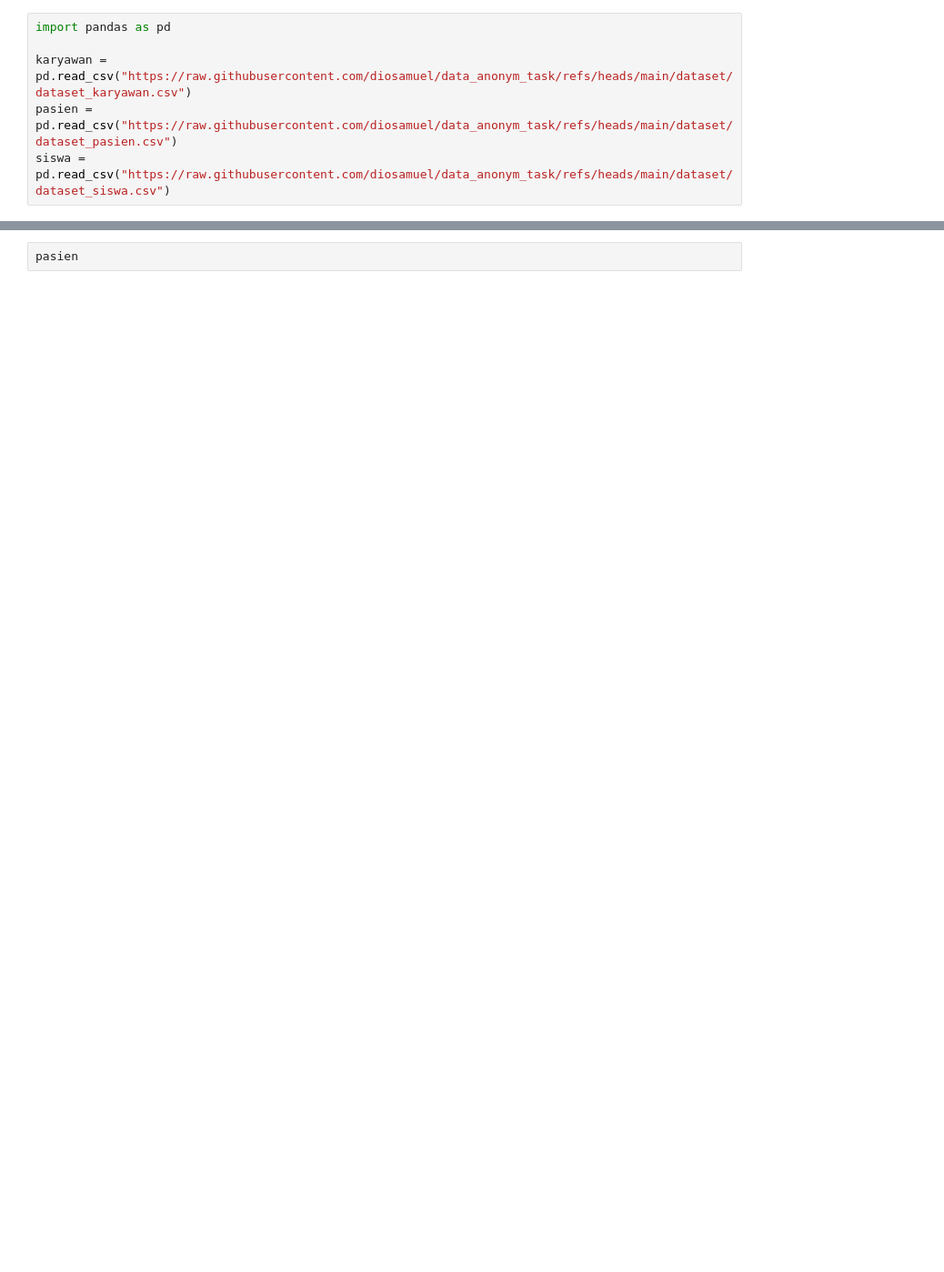
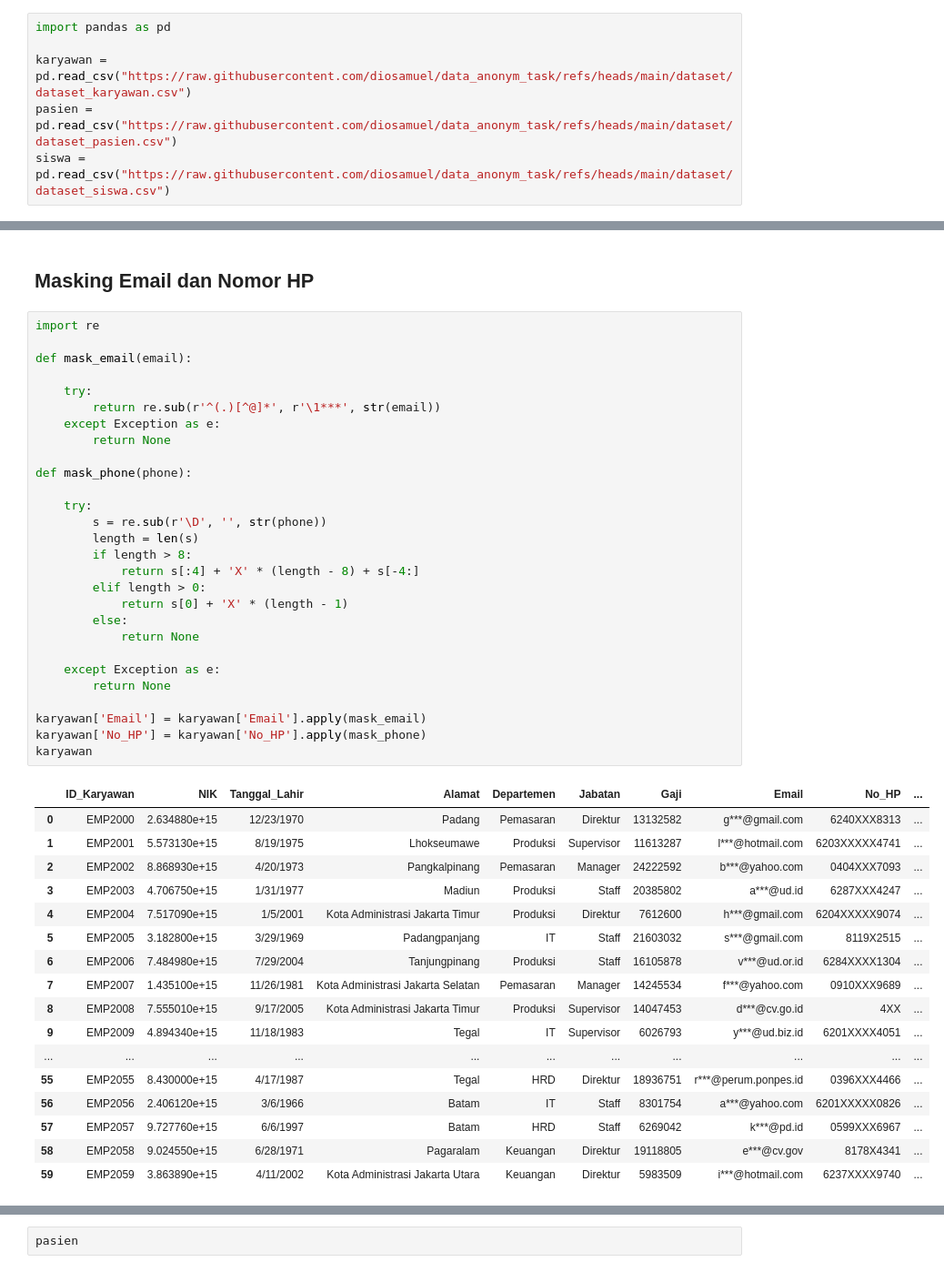
Before and after one commit to diosamuel/data_anonym_task, a Jupyter notebook: DataAnonymity.ipynb, the cells around one changed output, grey strips where cells are left out. Shown at 91% size. Drawn from its saved outputs; the diff is of its cells as text; blank space fills up the shorter version.

```diff
--- a/DataAnonymity.ipynb
+++ b/DataAnonymity.ipynb
@@ -28,0 +100,48 @@ karyawan
+# %% [markdown]
+## Masking Email dan Nomor HP
+# %%
+import re
+
+def mask_email(email):
+
+    try:
+        return re.sub(r'^(.)[^@]*', r'\1***', str(email))
+    except Exception as e:
+        return None
+
+def mask_phone(phone):
+
+    try:
+        s = re.sub(r'\D', '', str(phone))
+        length = len(s)
+        if length > 8:
+            return s[:4] + 'X' * (length - 8) + s[-4:]
+        elif length > 0:
+            return s[0] + 'X' * (length - 1)
+        else:
+            return None
+
+    except Exception as e:
+        return None
+
+karyawan['Email'] = karyawan['Email'].apply(mask_email)
+karyawan['No_HP'] = karyawan['No_HP'].apply(mask_phone)
+karyawan
+# %% [output]
+|  | ID_Karyawan | NIK | Tanggal_Lahir | Alamat | Departemen | Jabatan | Gaji | Email | No_HP | ... |
+| 0 | EMP2000 | 2.634880e+15 | 12/23/1970 | Padang | Pemasaran | Direktur | 13132582 | g***@gmail.com | 6240XXX8313 | ... |
+| 1 | EMP2001 | 5.573130e+15 | 8/19/1975 | Lhokseumawe | Produksi | Supervisor | 11613287 | l***@hotmail.com | 6203XXXXX4741 | ... |
+| 2 | EMP2002 | 8.868930e+15 | 4/20/1973 | Pangkalpinang | Pemasaran | Manager | 24222592 | b***@yahoo.com | 0404XXX7093 | ... |
+| 3 | EMP2003 | 4.706750e+15 | 1/31/1977 | Madiun | Produksi | Staff | 20385802 | a***@ud.id | 6287XXX4247 | ... |
+| 4 | EMP2004 | 7.517090e+15 | 1/5/2001 | Kota Administrasi Jakarta Timur | Produksi | Direktur | 7612600 | h***@gmail.com | 6204XXXXX9074 | ... |
+| 5 | EMP2005 | 3.182800e+15 | 3/29/1969 | Padangpanjang | IT | Staff | 21603032 | s***@gmail.com | 8119X2515 | ... |
+| 6 | EMP2006 | 7.484980e+15 | 7/29/2004 | Tanjungpinang | Produksi | Staff | 16105878 | v***@ud.or.id | 6284XXXX1304 | ... |
+| 7 | EMP2007 | 1.435100e+15 | 11/26/1981 | Kota Administrasi Jakarta Selatan | Pemasaran | Manager | 14245534 | f***@yahoo.com | 0910XXX9689 | ... |
+| 8 | EMP2008 | 7.555010e+15 | 9/17/2005 | Kota Administrasi Jakarta Timur | Produksi | Supervisor | 14047453 | d***@cv.go.id | 4XX | ... |
+| 9 | EMP2009 | 4.894340e+15 | 11/18/1983 | Tegal | IT | Supervisor | 6026793 | y***@ud.biz.id | 6201XXXX4051 | ... |
+| ... | ... | ... | ... | ... | ... | ... | ... | ... | ... | ... |
+| 55 | EMP2055 | 8.430000e+15 | 4/17/1987 | Tegal | HRD | Direktur | 18936751 | r***@perum.ponpes.id | 0396XXX4466 | ... |
+| 56 | EMP2056 | 2.406120e+15 | 3/6/1966 | Batam | IT | Staff | 8301754 | a***@yahoo.com | 6201XXXXX0826 | ... |
+| 57 | EMP2057 | 9.727760e+15 | 6/6/1997 | Batam | HRD | Staff | 6269042 | k***@pd.id | 0599XXX6967 | ... |
+| 58 | EMP2058 | 9.024550e+15 | 6/28/1971 | Pagaralam | Keuangan | Direktur | 19118805 | e***@cv.gov | 8178X4341 | ... |
+| 59 | EMP2059 | 3.863890e+15 | 4/11/2002 | Kota Administrasi Jakarta Utara | Keuangan | Direktur | 5983509 | i***@hotmail.com | 6237XXXX9740 | ... |
```
Also changed, not shown: parts of 29 cells of this notebook.
